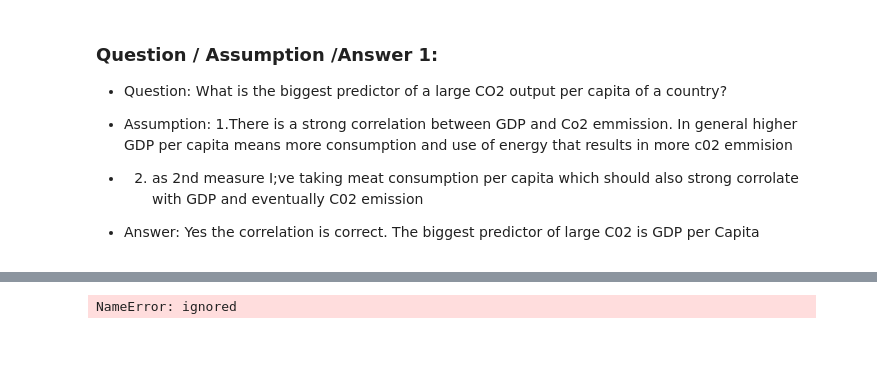
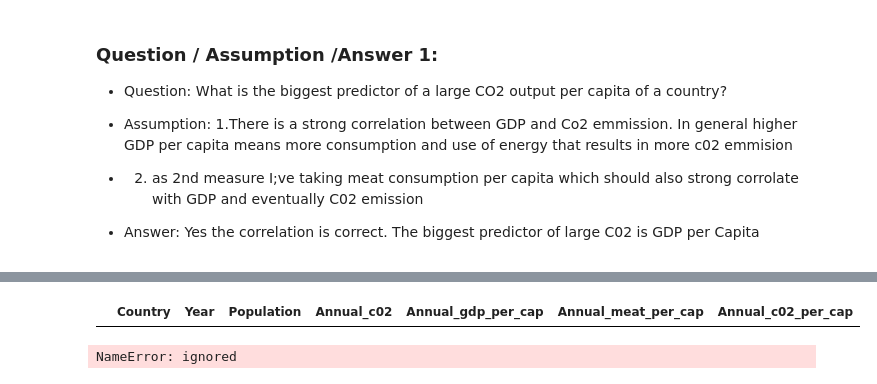
Before and after one commit to ayuksekdag/winacademy_python_dna, a Jupyter notebook: final_assignment/final_co2Project.ipynb, the cells around one changed output, grey strips where cells are left out. Cells and saved outputs as stored; diff of their text form; code cells hidden in the pictures; blank space fills up the shorter version.

```diff
--- a/final_assignment/final_co2Project.ipynb
+++ b/final_assignment/final_co2Project.ipynb
@@ -298,3 +327,15 @@ df.sort_values('relative_change_pop', ascending=False)
+# %%
+c02_reduction_champs_prep = pop_ann_c02_gdp_meat_prep.copy()
+
+
+world_c02 = c02_reduction_champs_prep[c02_reduction_champs_prep['Country']=='China']
+
+world_c02
+
+
+# c02_reduction_champs_prep['relative_c02'] = c02_reduction_champs_prep['Annual_c02'] /
+# %% [output]
+|  | Country | Year | Population | Annual_c02 | Annual_gdp_per_cap | Annual_meat_per_cap | Annual_c02_per_cap |
 # %%
 
 pop.head(4)
```
Also changed, not shown: parts of 8 cells of this notebook.
